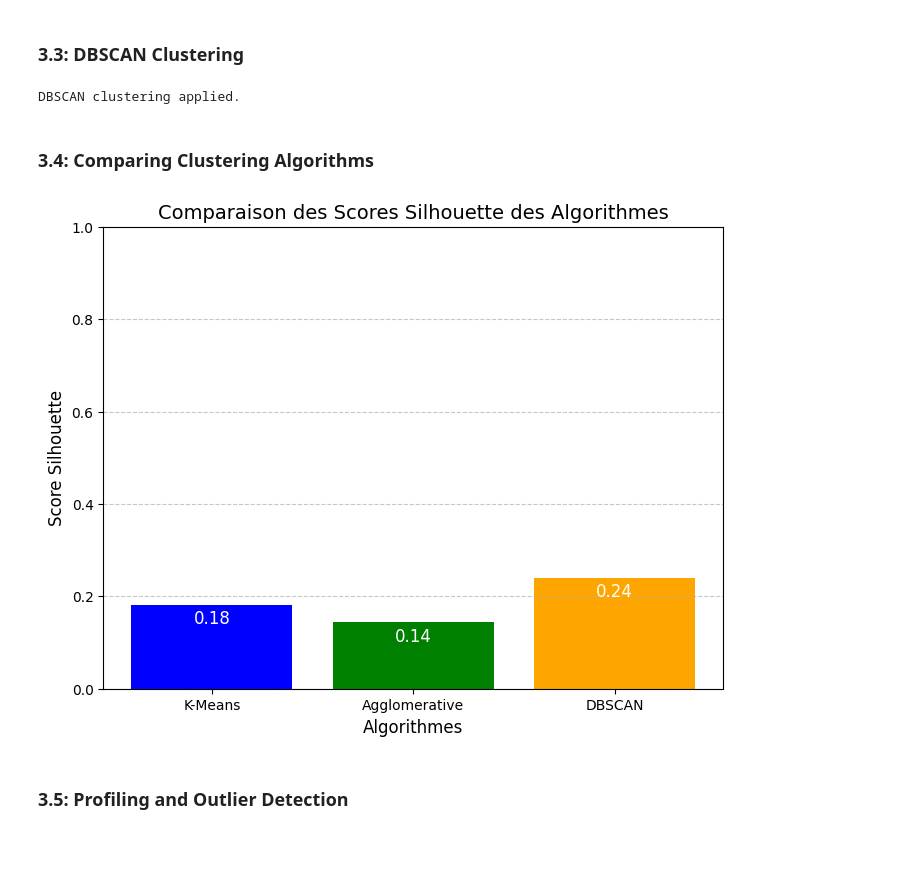
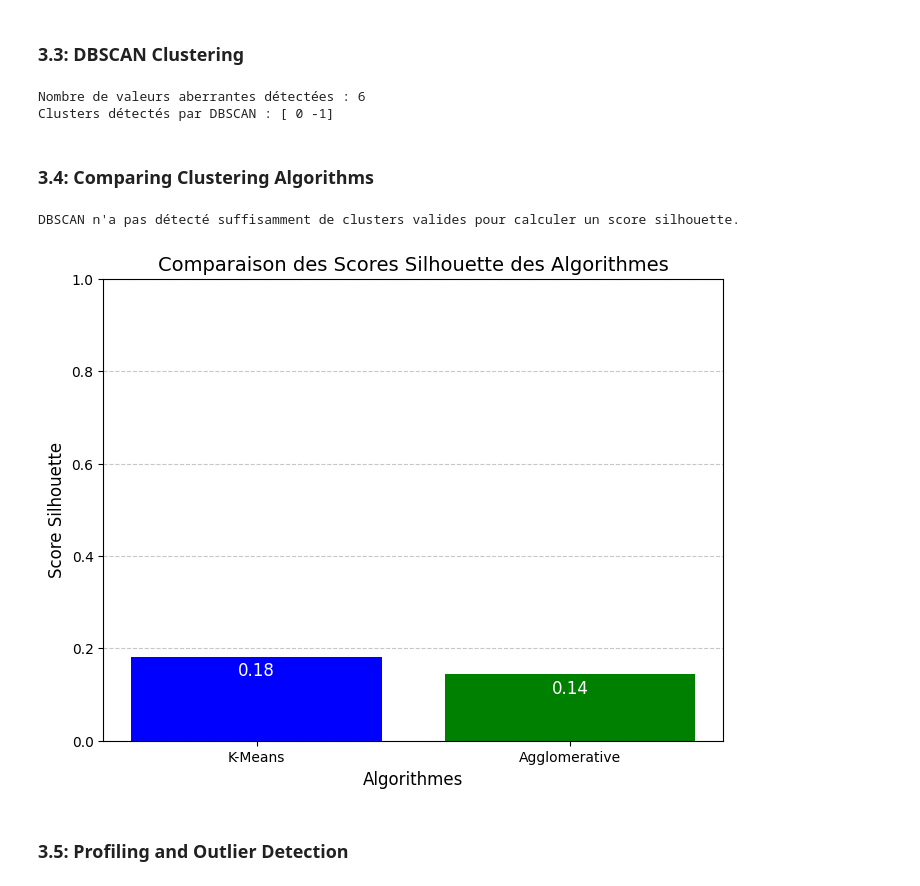
Before and after one commit to Dorrrrra/MachineLearning, a Jupyter notebook: Reinspection.ipynb, the cells around one changed output. Cells and saved outputs as stored; diff of their text form; code cells hidden in the pictures; blank space fills up the shorter version.

```diff
--- a/Reinspection.ipynb
+++ b/Reinspection.ipynb
@@ -442,39 +520,64 @@ Clustering hiérarchique appliqué.
 
 ### 3.3: DBSCAN Clustering
 # %%
-from sklearn.cluster import DBSCAN
+# Application de DBSCAN pour détecter les valeurs aberrantes
+dbscan = DBSCAN(eps=1.5, min_samples=3)
+data['dbscan_cluster'] = dbscan.fit_predict(data_scaled)
 
-dbscan = DBSCAN(eps=1.5, min_samples=5)
-data["dbscan_cluster"] = dbscan.fit_predict(data_scaled)
-print("DBSCAN clustering applied.")
+# Vérification des valeurs aberrantes
+outliers = data[data['dbscan_cluster'] == -1]
+print(f"Nombre de valeurs aberrantes détectées : {len(outliers)}")
+
+unique_clusters = data['dbscan_cluster'].unique()
+print("Clusters détectés par DBSCAN :", unique_clusters)
 # %% [output]
-DBSCAN clustering applied.
+Nombre de valeurs aberrantes détectées : 6
+Clusters détectés par DBSCAN : [ 0 -1]
 # %% [markdown]
 
 ### 3.4: Comparing Clustering Algorithms
 # %%
-import matplotlib.pyplot as plt
+# Vérifiez si DBSCAN a détecté au moins deux clusters valides (excluant les outliers)
+dbscan_clusters = data['dbscan_cluster'].unique()
+if len(dbscan_clusters) > 2 or (len(dbscan_clusters) == 2 and -1 not in dbscan_clusters):
+    # Calculer le score silhouette pour DBSCAN
+    dbscan_score = silhouette_score(
+        data_scaled[data['dbscan_cluster'] != -1],  # Exclure les outliers
+        data[data['dbscan_cluster'] != -1]['dbscan_cluster']
+    )
+else:
+    dbscan_score = None
+    print("DBSCAN n'a pas détecté suffisamment de clusters valides pour calculer un score silhouette.")
 
-# Data for visualization
-algorithms = list(results.keys())
-scores = list(results.values())
+# Calcul des scores pour K-Means et Agglomerative
+kmeans_score = silhouette_score(data_scaled, data["kmeans_cluster"])
+agglo_score = silhouette_score(data_scaled, data["agglo_cluster"])
+
+# Préparer les données pour le tracé
+algorithms = ["K-Means", "Agglomerative", "DBSCAN"]
+scores = [kmeans_score, agglo_score, dbscan_score]
+
+# Filtrer les algorithmes valides
+valid_algorithms = [algo for algo, score in zip(algorithms, scores) if score is not None]
+valid_scores = [score for score in scores if score is not None]
 
 # Bar plot
 plt.figure(figsize=(8, 6))
-bars = plt.bar(algorithms, scores, color=['blue', 'green', 'orange'])
+bars = plt.bar(valid_algorithms, valid_scores, color=['blue', 'green', 'orange'][:len(valid_algorithms)])
 
-# Annotate bars with values
+# Annoter les barres avec les valeurs
 for bar in bars:
-    plt.text(bar.get_x() + bar.get_width() / 2, bar.get_height() - 0.05, f'{bar.get_height():.2f}',ha='center', va='bottom', fontsize=12, color='white')
+    plt.text(bar.get_x() + bar.get_width() / 2, bar.get_height() - 0.05, f'{bar.get_height():.2f}', ha='center', va='bottom', fontsize=12, color='white')
 
 plt.title("Comparaison des Scores Silhouette des Algorithmes", fontsize=14)
 plt.xlabel("Algorithmes", fontsize=12)
 plt.ylabel("Score Silhouette", fontsize=12)
-plt.ylim(0, 1)  # Limiter l'axe Y pour une meilleure visualisation
+plt.ylim(0, 1)
 plt.grid(axis='y', linestyle='--', alpha=0.7)
 plt.show()
 # %% [output]
+DBSCAN n'a pas détecté suffisamment de clusters valides pour calculer un score silhouette.
-[figure, old version]
+[figure, new version]
 # %% [markdown]
 
 ### 3.5: Profiling and Outlier Detection
```
Also changed, not shown: parts of 35 cells of this notebook, 1 other file.
